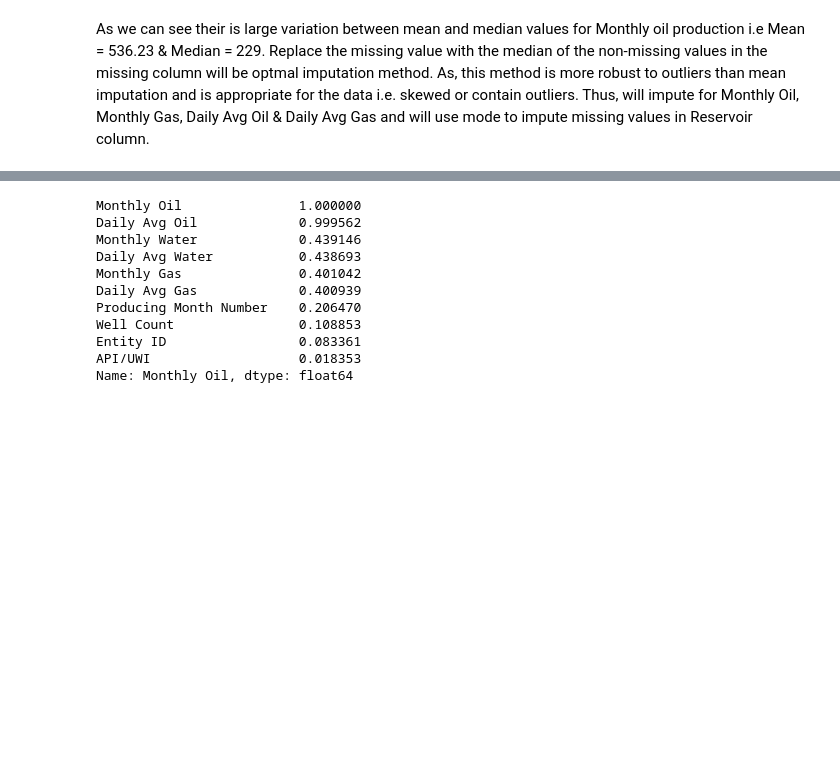
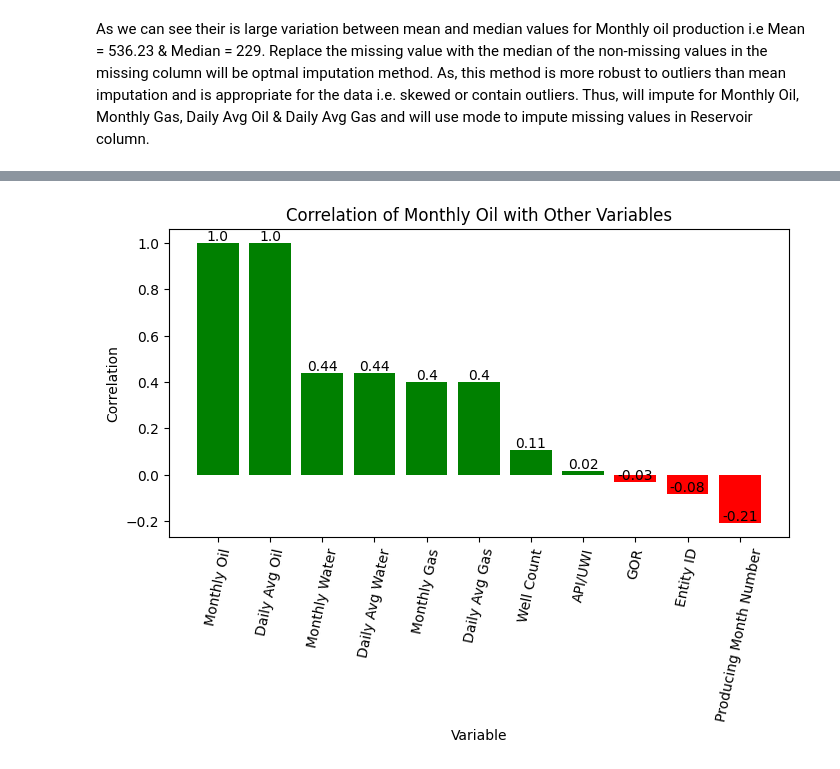
Before and after one commit to ManishRawat07/PETR6397-Final-Project-Oil-Production-Forecasting-using-Machine-Learning, a Jupyter notebook: Oil Production forecasting.ipynb, the cells around one changed output, grey strips where cells are left out. Cells and saved outputs as stored; diff of their text form; code cells hidden in the pictures; blank space fills up the shorter version.

```diff
--- a/Oil Production forecasting.ipynb
+++ b/Oil Production forecasting.ipynb
@@ -259,17 +286,25 @@ sns.heatmap(df.corr(),linewidths=2, linecolor='black',cmap='viridis', annot=True
-# %%
-# calculate the correlation coefficients with the target variable
-
-corr_matrix = df.corr(method='pearson')['Monthly Oil'].abs().sort_values(ascending=False)
-corr_matrix
-# %% [output]
-Monthly Oil               1.000000
-Daily Avg Oil             0.999562
-Monthly Water             0.439146
-Daily Avg Water           0.438693
-Monthly Gas               0.401042
-Daily Avg Gas             0.400939
-Producing Month Number    0.206470
-Well Count                0.108853
-Entity ID                 0.083361
-API/UWI                   0.018353
-Name: Monthly Oil, dtype: float64
+# %%
+# calculate the correlation coefficients with the target variable
+corr_matrix = df.corr(method='pearson')['Monthly Oil'].sort_values(ascending=False)
+
+# Create a bar plot of the correlation matrix
+fig, ax = plt.subplots(figsize=(8,4))
+colors = np.where(corr_matrix.values > 0, 'g', 'r')
+ax.bar(corr_matrix.index, corr_matrix.values, color=colors)
+
+# Set the title and axis labels
+ax.set_title('Correlation of Monthly Oil with Other Variables')
+ax.set_xlabel('Variable')
+ax.set_ylabel('Correlation')
+
+# Rotate the x-axis labels for better visibility
+plt.xticks(rotation=78)
+
+# Annotate the correlation values on the bars
+for i, v in enumerate(corr_matrix.values):
+    ax.text(i, v + 0.01, str(round(v, 2)), ha='center')
+
+# Show the plot
+plt.show()
+# %% [output]
+[figure, added]
```
Also changed, not shown: parts of 13 cells of this notebook.
